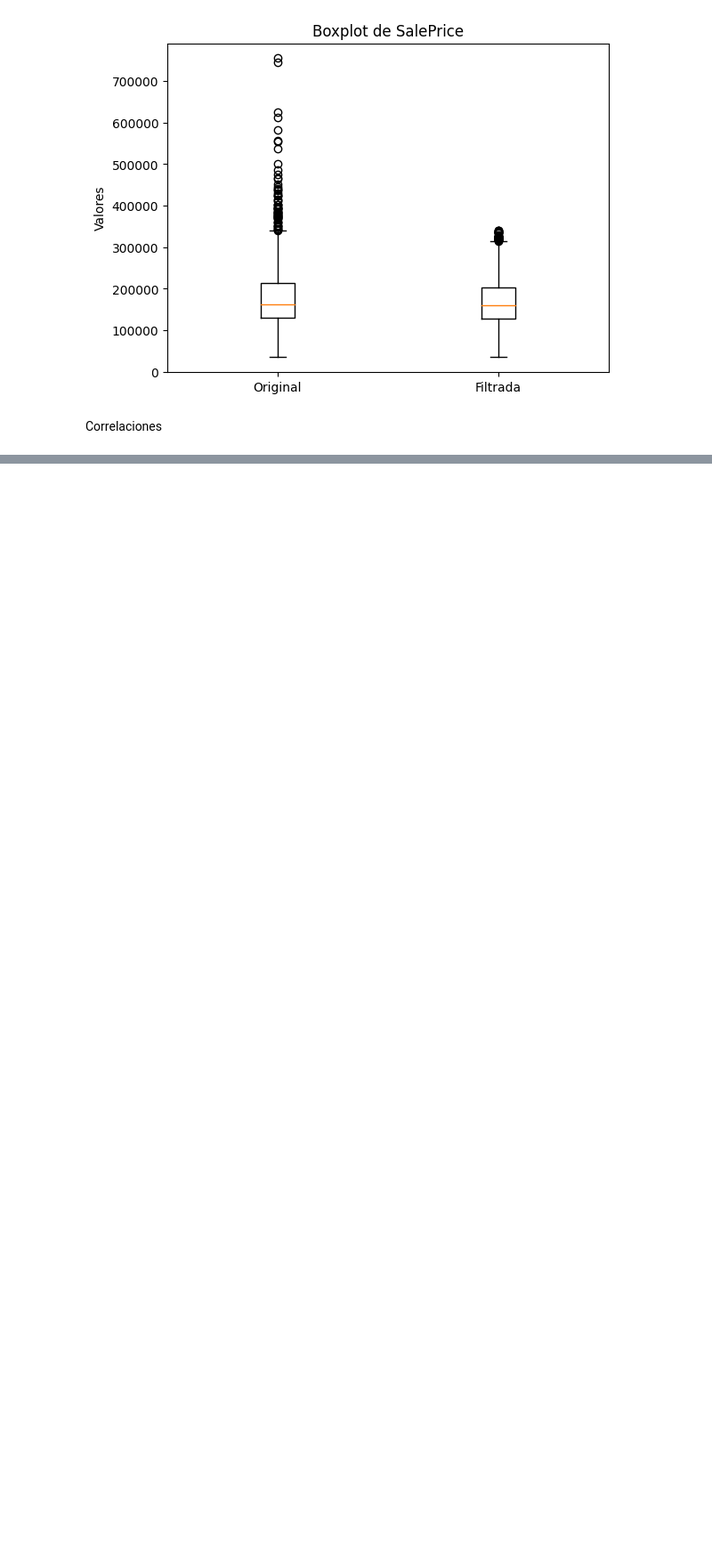
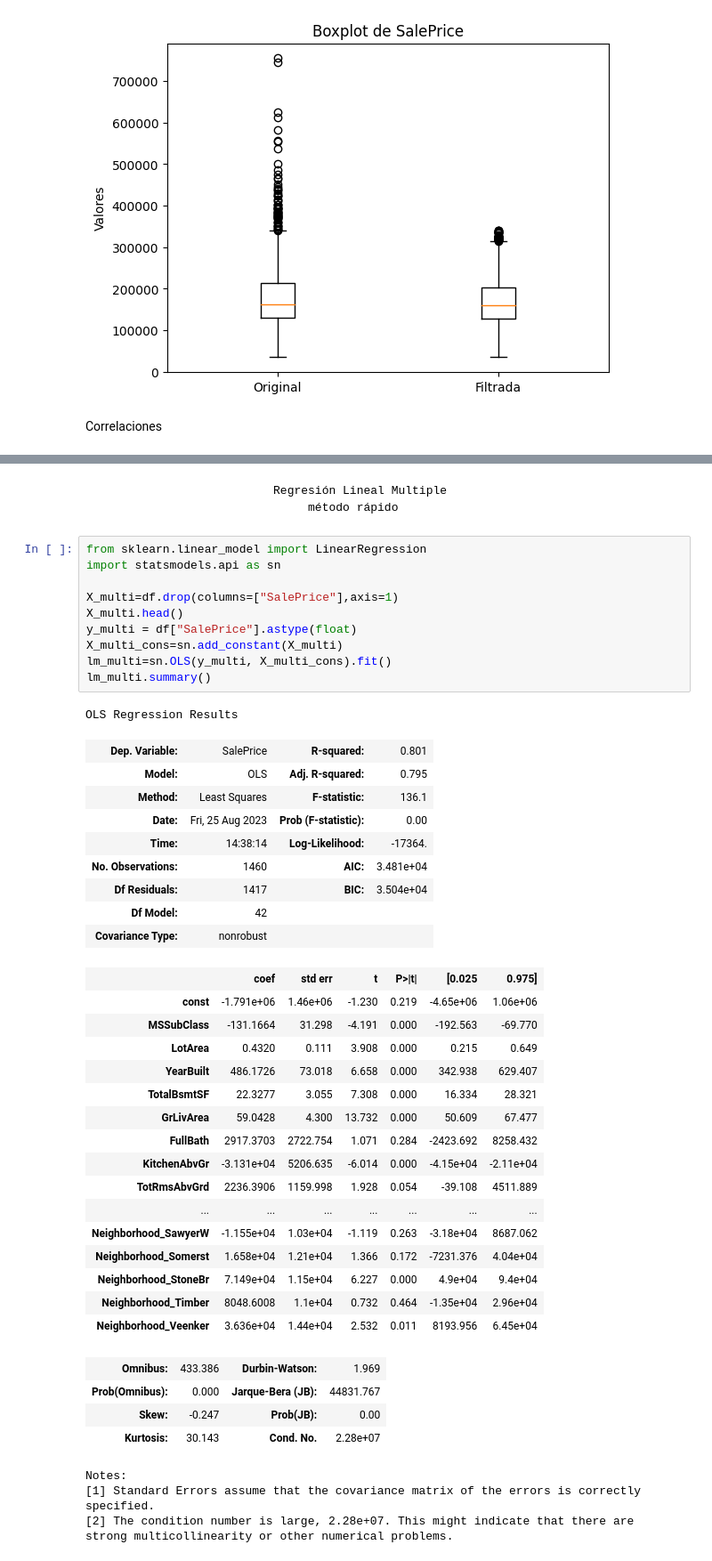
Before and after one commit to td2USA-20232/grupo4, a Jupyter notebook: caso.ipynb, the cells around one changed output, grey strips where cells are left out. Shown: that part at 89% size. Cells and saved outputs as stored; diff of their text form; blank space fills up the shorter version.

Commit message:
regresion lineal metodo rapido

```diff
--- a/caso.ipynb
+++ b/caso.ipynb
@@ -383,0 +377,48 @@ array([[<Axes: xlabel='MSSubClass', ylabel='MSSubClass'>,
+# %% [markdown]
+                             Regresión Lineal Multiple
+                                  método rápido
+# %%
+from sklearn.linear_model import LinearRegression
+import statsmodels.api as sn
+
+X_multi=df.drop(columns=["SalePrice"],axis=1)
+X_multi.head()
+y_multi = df["SalePrice"].astype(float)
+X_multi_cons=sn.add_constant(X_multi)
+lm_multi=sn.OLS(y_multi, X_multi_cons).fit()
+lm_multi.summary()
+# %% [output]
+OLS Regression Results
+| Dep. Variable: | SalePrice | R-squared: | 0.801 |
+| Model: | OLS | Adj. R-squared: | 0.795 |
+| Method: | Least Squares | F-statistic: | 136.1 |
+| Date: | Fri, 25 Aug 2023 | Prob (F-statistic): | 0.00 |
+| Time: | 14:38:14 | Log-Likelihood: | -17364. |
+| No. Observations: | 1460 | AIC: | 3.481e+04 |
+| Df Residuals: | 1417 | BIC: | 3.504e+04 |
+| Df Model: | 42 |  |  |
+| Covariance Type: | nonrobust |  |  |
+|  | coef | std err | t | P>|t| | [0.025 | 0.975] |
+| const | -1.791e+06 | 1.46e+06 | -1.230 | 0.219 | -4.65e+06 | 1.06e+06 |
+| MSSubClass | -131.1664 | 31.298 | -4.191 | 0.000 | -192.563 | -69.770 |
+| LotArea | 0.4320 | 0.111 | 3.908 | 0.000 | 0.215 | 0.649 |
+| YearBuilt | 486.1726 | 73.018 | 6.658 | 0.000 | 342.938 | 629.407 |
+| TotalBsmtSF | 22.3277 | 3.055 | 7.308 | 0.000 | 16.334 | 28.321 |
+| GrLivArea | 59.0428 | 4.300 | 13.732 | 0.000 | 50.609 | 67.477 |
+| FullBath | 2917.3703 | 2722.754 | 1.071 | 0.284 | -2423.692 | 8258.432 |
+| KitchenAbvGr | -3.131e+04 | 5206.635 | -6.014 | 0.000 | -4.15e+04 | -2.11e+04 |
+| TotRmsAbvGrd | 2236.3906 | 1159.998 | 1.928 | 0.054 | -39.108 | 4511.889 |
+| ... | ... | ... | ... | ... | ... | ... |
+| Neighborhood_SawyerW | -1.155e+04 | 1.03e+04 | -1.119 | 0.263 | -3.18e+04 | 8687.062 |
+| Neighborhood_Somerst | 1.658e+04 | 1.21e+04 | 1.366 | 0.172 | -7231.376 | 4.04e+04 |
+| Neighborhood_StoneBr | 7.149e+04 | 1.15e+04 | 6.227 | 0.000 | 4.9e+04 | 9.4e+04 |
+| Neighborhood_Timber | 8048.6008 | 1.1e+04 | 0.732 | 0.464 | -1.35e+04 | 2.96e+04 |
+| Neighborhood_Veenker | 3.636e+04 | 1.44e+04 | 2.532 | 0.011 | 8193.956 | 6.45e+04 |
+| Omnibus: | 433.386 | Durbin-Watson: | 1.969 |
+| Prob(Omnibus): | 0.000 | Jarque-Bera (JB): | 44831.767 |
+| Skew: | -0.247 | Prob(JB): | 0.00 |
+| Kurtosis: | 30.143 | Cond. No. | 2.28e+07 |
+Notes:
+[1] Standard Errors assume that the covariance matrix of the errors is correctly specified.
+[2] The condition number is large, 2.28e+07. This might indicate that there are
+strong multicollinearity or other numerical problems.
```
Also changed, not shown: parts of 4 cells of this notebook.
